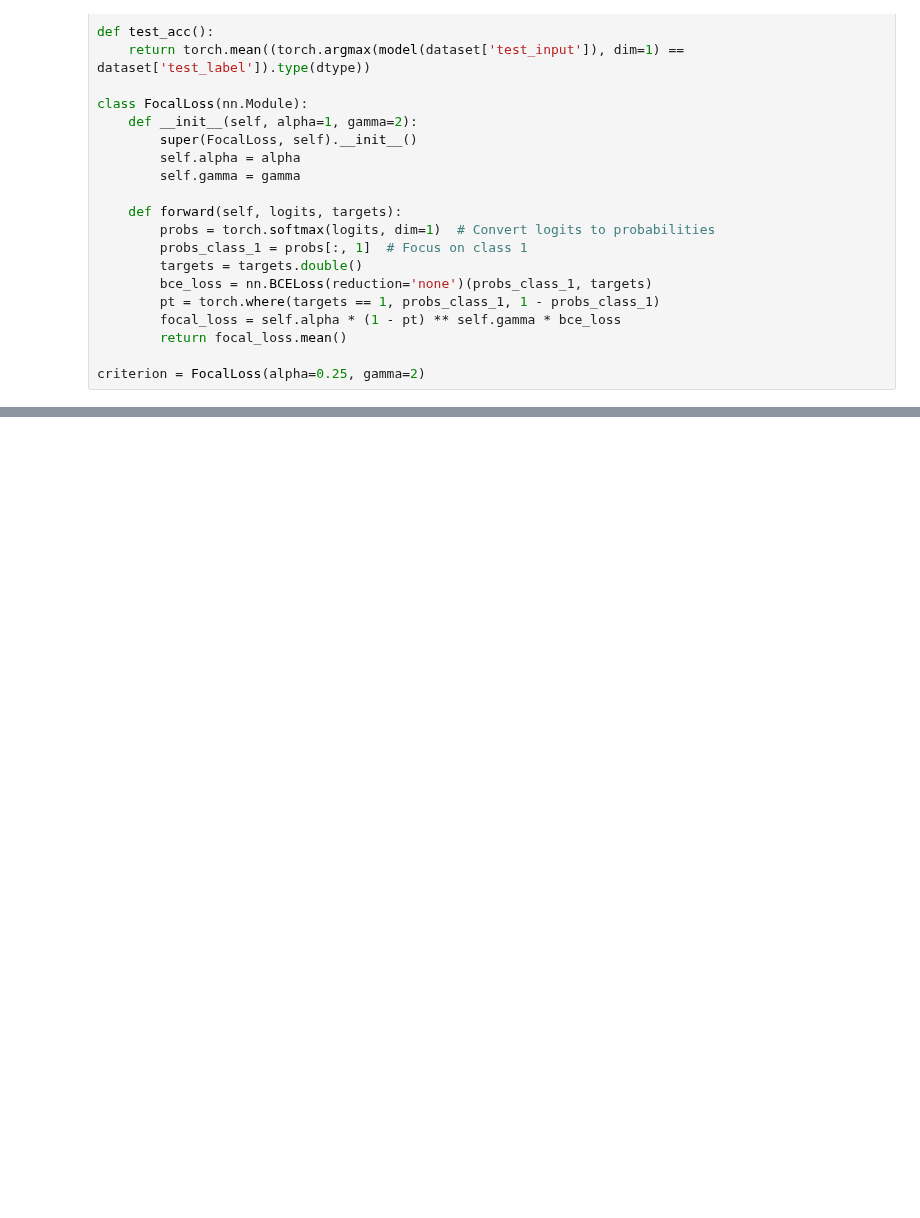
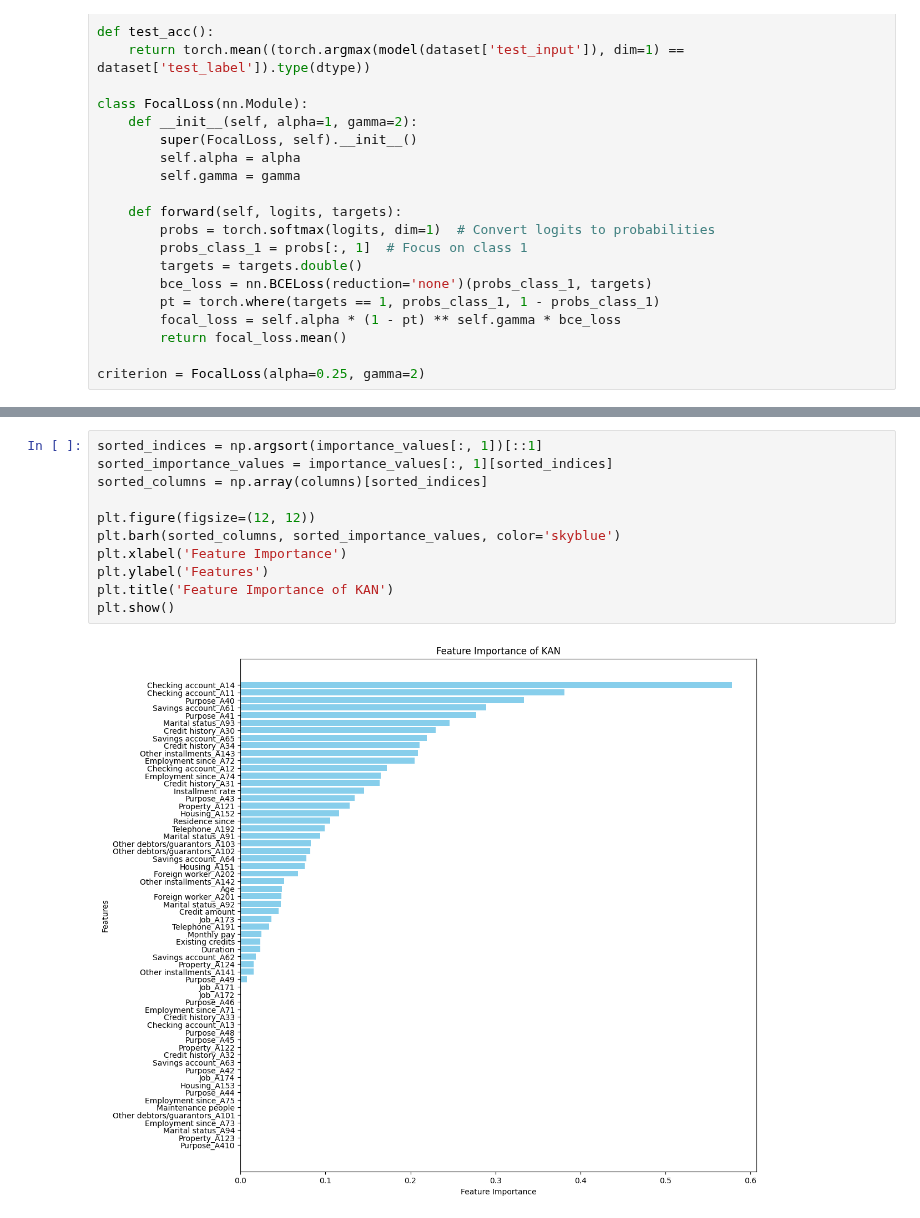
Before and after one commit to QuanPham19/functional-kan, a Jupyter notebook: phase_1/notebooks_credit/credit_origin.ipynb, the cells around one changed output, grey strips where cells are left out. Drawn from its saved outputs; the diff is of its cells as text; blank space fills up the shorter version.

```diff
--- a/phase_1/notebooks_credit/credit_origin.ipynb
+++ b/phase_1/notebooks_credit/credit_origin.ipynb
@@ -159,0 +231,13 @@ Average Test Accuracy: 0.7680
+# %%
+sorted_indices = np.argsort(importance_values[:, 1])[::1]
+sorted_importance_values = importance_values[:, 1][sorted_indices]
+sorted_columns = np.array(columns)[sorted_indices]
+
+plt.figure(figsize=(12, 12))
+plt.barh(sorted_columns, sorted_importance_values, color='skyblue')
+plt.xlabel('Feature Importance')
+plt.ylabel('Features')
+plt.title('Feature Importance of KAN')
+plt.show()
+# %% [output]
+[figure, added]
```
Also changed, not shown: parts of 6 cells of this notebook, 6 other files.
